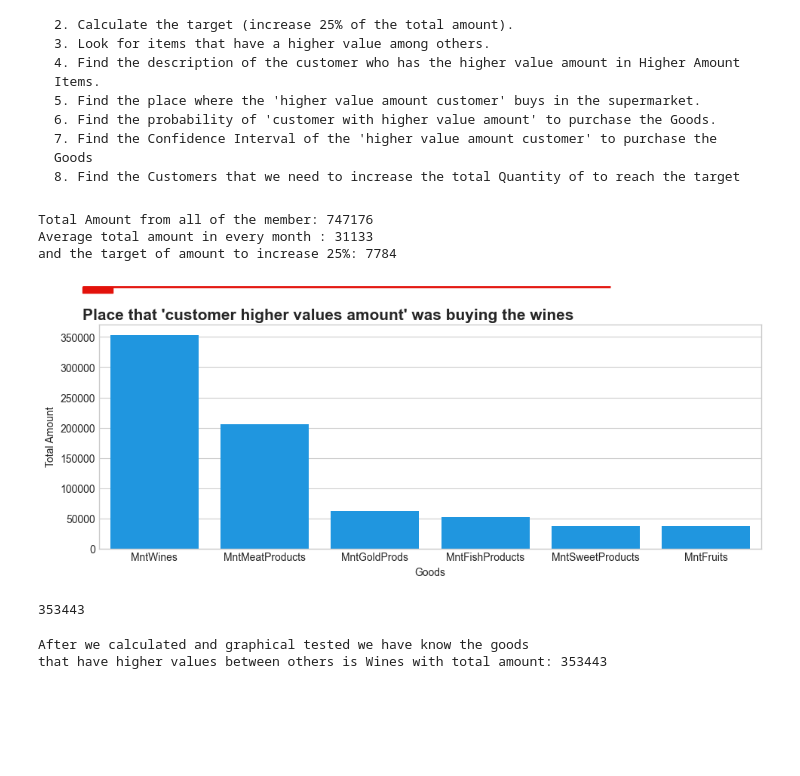
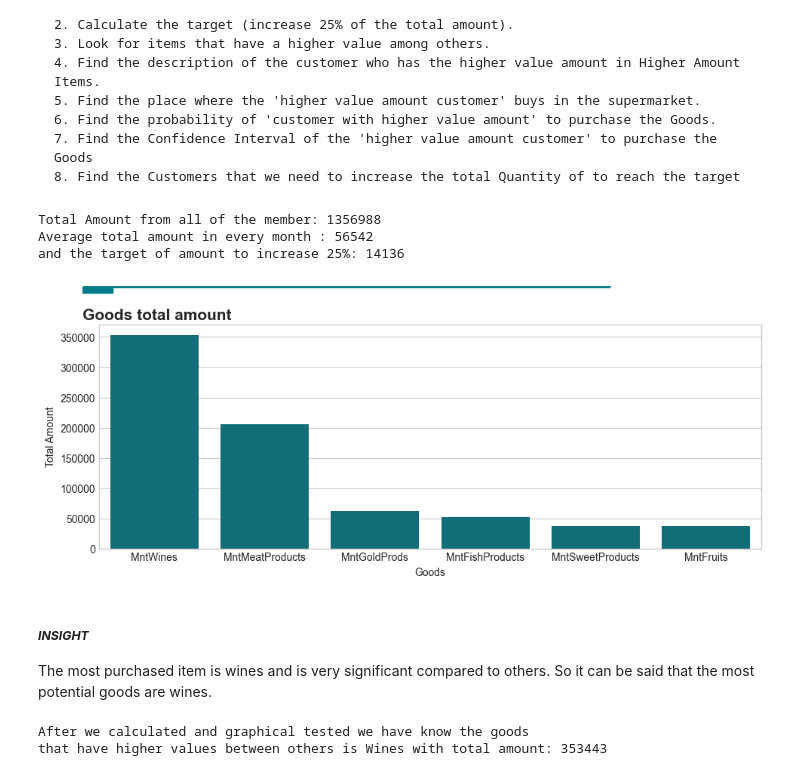
Before and after one commit to fdkurnianto/CapstoneProject2, a Jupyter notebook: notebooks/DataAnalytics.ipynb, the cells around one changed output. Drawn from its saved outputs; the diff is of its cells as text; code cells hidden in the pictures; blank space fills up the shorter version.

```diff
--- a/notebooks/DataAnalytics.ipynb
+++ b/notebooks/DataAnalytics.ipynb
@@ -273,7 +289,7 @@ And the steps to analyze the data are:`
     8. Find the Customers that we need to increase the total Quantity of to reach the target
 # %%
 # find the total amount from all of the member
-totalAmount = dfNoAccCamp['totalAmount'].sum()
+totalAmount = df['totalAmount'].sum()
 totalAmountMonth = int(np.ceil(totalAmount/24)) #divide by 24 because the dataframe shows the last 2 years.
 
 # find the target
@@ -281,46 +297,46 @@ targetAmount = int(np.ceil(totalAmountMonth*25/100))
 
 print(f'''Total Amount from all of the member: {totalAmount} \nAverage total amount in every month : {totalAmountMonth}\nand the target of amount to increase 25%: {targetAmount}''')
 # %% [output]
-Total Amount from all of the member: 747176
-Average total amount in every month : 31133
-and the target of amount to increase 25%: 7784
+Total Amount from all of the member: 1356988
+Average total amount in every month : 56542
+and the target of amount to increase 25%: 14136
 # %%
 # find the goods that has higher values
 dfTopGoods = dfNoAccCamp[['MntWines', 'MntFruits', 'MntMeatProducts', 'MntFishProducts', 'MntSweetProducts', 'MntGoldProds']].sum().to_frame().reset_index().sort_values(by=0, ascending=False)
 
 # Inisialisasi parameter gambar
 fig,ax = plt.subplots(1, 1, figsize=(10, 3))
 
 # add line and rectangle on top.
-fig.add_artist(lines.Line2D([0, 0.7], [1.265, 1.265], lw=2, color='#E3120B', solid_capstyle="butt"))
-fig.add_artist(patches.Rectangle((0, 1.24), 0.04, 0.025, color='#E3120B'))
+fig.add_artist(lines.Line2D([0, 0.7], [1.265, 1.265], lw=2, color='#007b88', solid_capstyle="butt"))
+fig.add_artist(patches.Rectangle((0, 1.24), 0.04, 0.025, color='#007b88'))
 
 # build first line plot
 sns.barplot(
     data=dfTopGoods,
     x='index',
     y=0,
-    palette=['#009dff']
+    palette=['#007b88']
 ).set(xlabel= 'Goods', ylabel= 'Total Amount')
 
 # make room below on top and bottom
 fig.subplots_adjust(top=1.1, left=0.022)
 
 # add title
 fig.text(
-    0, 1.12, "Place that 'customer higher values amount' was buying the wines",
+    0, 1.12, "Goods total amount",
     fontsize=15,
     fontweight="bold",
 )
 
 # show
 plt.show()
 # %% [output]
-[figure, old version]
+[figure, new version]
-# %%
-dfTopGoods[0].max()
-# %% [output]
-353443
+# %% [markdown]
+##### ***INSIGHT***
+
+The most purchased item is wines and is very significant compared to others. So it can be said that the most potential goods are wines.
 # %%
 for i in dfTopGoods[0]:
     if i == dfTopGoods[0].max():
```
Also changed, not shown: parts of 45 cells of this notebook, 4 other files.
